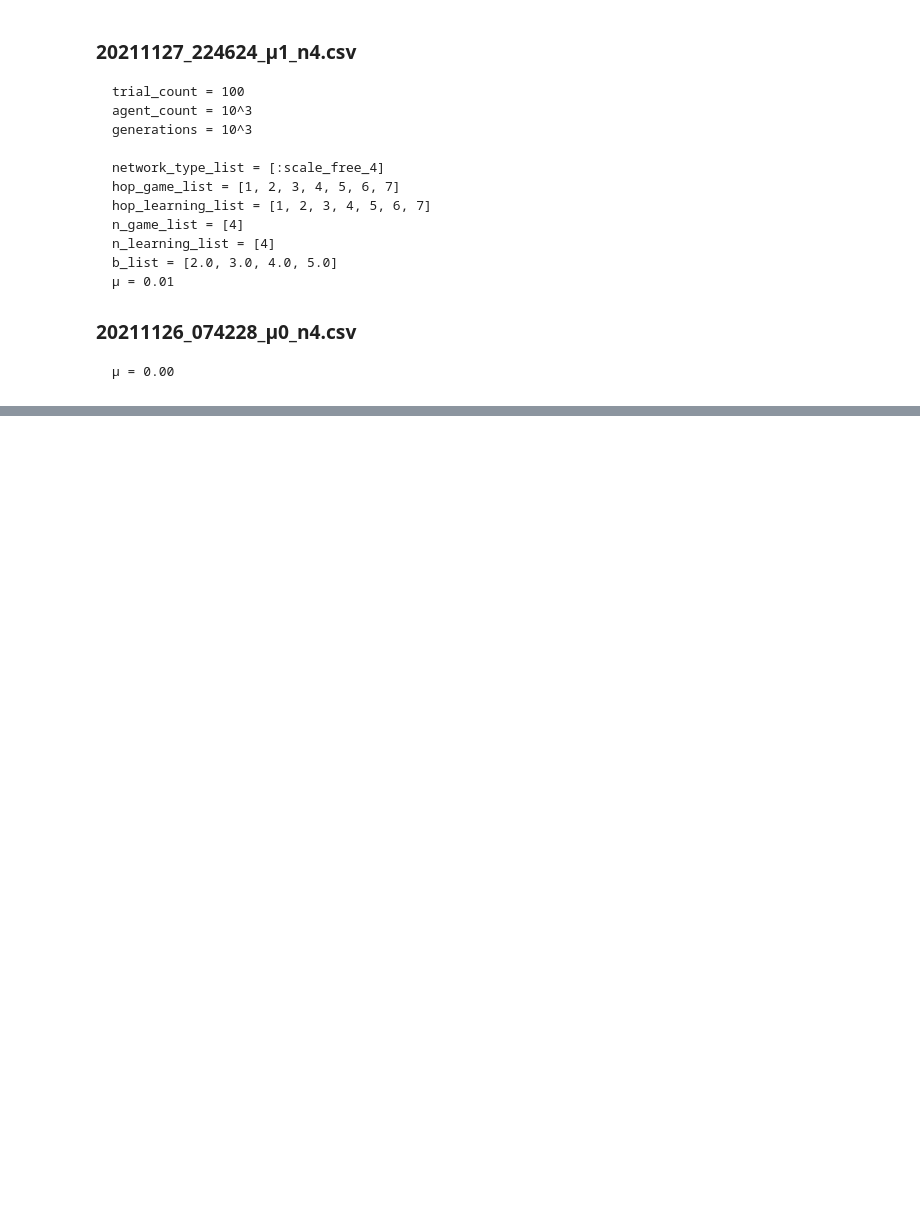
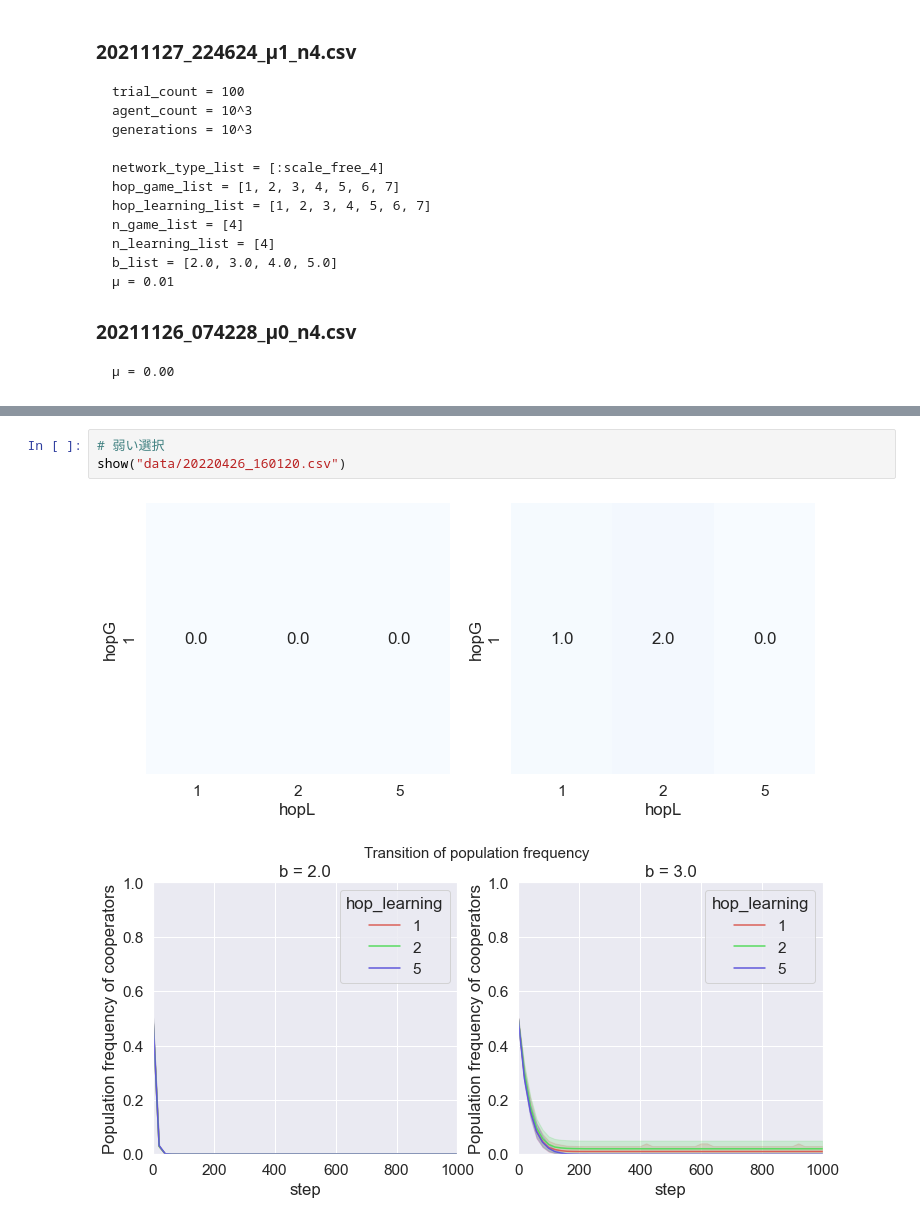
Before and after one commit to mas178/social-simulation, a Jupyter notebook: Inaba2021/Fig3.ipynb, the cells around one changed output, grey strips where cells are left out. Cells and saved outputs as stored; diff of their text form; blank space fills up the shorter version.

```diff
--- a/Inaba2021/Fig3.ipynb
+++ b/Inaba2021/Fig3.ipynb
@@ -123,0 +120,6 @@ draw_lines(df_μ1_learning)
+# %%
+# 弱い選択
+show("data/20220426_160120.csv")
+# %% [output]
+[figure, added]
+[figure, added]
```
Also changed, not shown: parts of 11 cells of this notebook, 2 other files.
